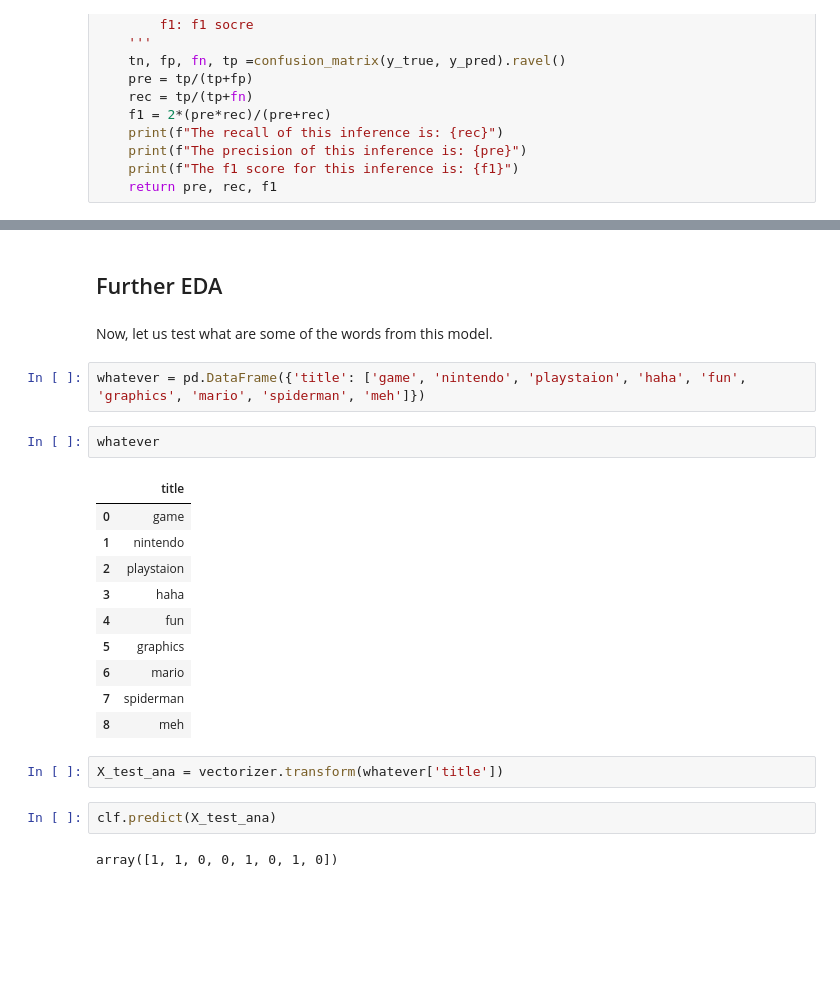
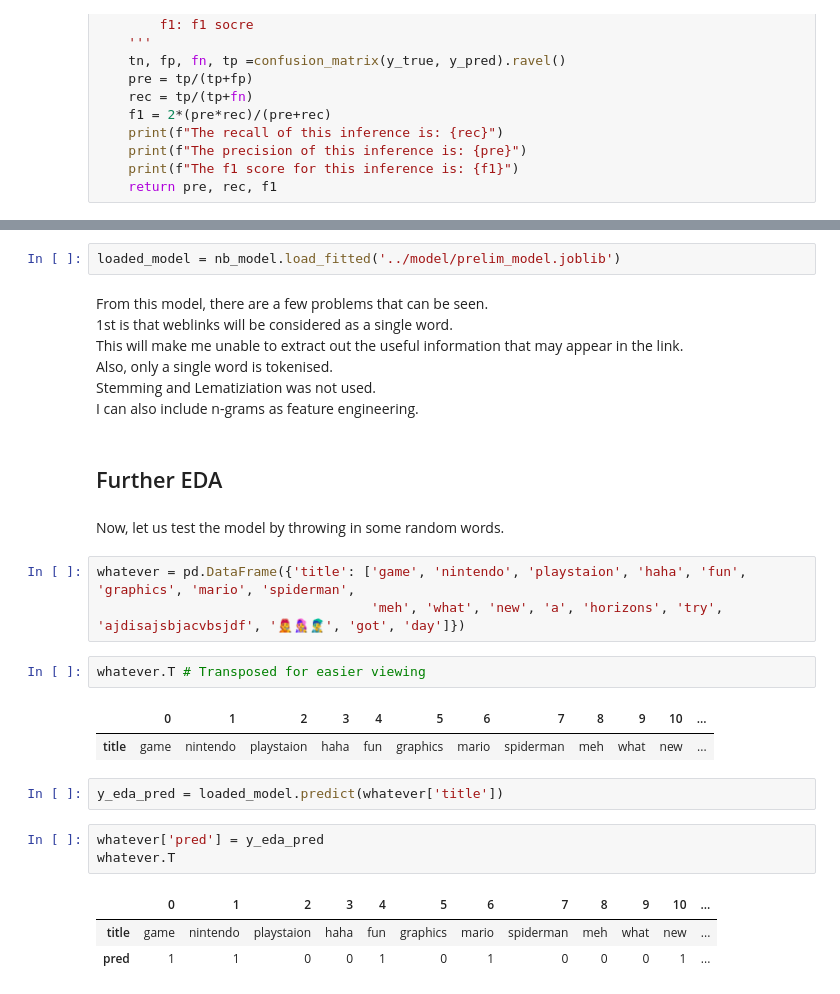
Before and after one commit to Luke-zm/DSI_Proj, a Jupyter notebook: project_3/code/data_eda.ipynb, the cells around one changed output, grey strips where cells are left out. Cells and saved outputs as stored; diff of their text form; blank space fills up the shorter version.

```diff
--- a/project_3/code/data_eda.ipynb
+++ b/project_3/code/data_eda.ipynb
@@ -792,26 +928,31 @@ The f1 score for this inference is: 0.9169764560099132
+# %%
+loaded_model = nb_model.load_fitted('../model/prelim_model.joblib')
+# %% [markdown]
+From this model, there are a few problems that can be seen.
+1st is that weblinks will be considered as a single word.
+This will make me unable to extract out the useful information that may appear in the link.
+Also, only a single word is tokenised.
+Stemming and Lematiziation was not used.
+I can also include n-grams as feature engineering.
 # %% [markdown]
 ## Further EDA
 # %% [markdown]
-Now, let us test what are some of the words from this model.
+Now, let us test the model by throwing in some random words.
 # %%
-whatever = pd.DataFrame({'title': ['game', 'nintendo', 'playstaion', 'haha', 'fun', 'graphics', 'mario', 'spiderman', 'meh']})
+whatever = pd.DataFrame({'title': ['game', 'nintendo', 'playstaion', 'haha', 'fun', 'graphics', 'mario', 'spiderman',
+                                   'meh', 'what', 'new', 'a', 'horizons', 'try', 'ajdisajsbjacvbsjdf', '🧑‍🎤👩‍🎤👨‍🎤', 'got', 'day']})
 # %%
-whatever
+whatever.T # Transposed for easier viewing
 # %% [output]
-|  | title |
-| 0 | game |
-| 1 | nintendo |
-| 2 | playstaion |
-| 3 | haha |
-| 4 | fun |
-| 5 | graphics |
-| 6 | mario |
-| 7 | spiderman |
-| 8 | meh |
+|  | 0 | 1 | 2 | 3 | 4 | 5 | 6 | 7 | 8 | 9 | 10 | ... |
+| title | game | nintendo | playstaion | haha | fun | graphics | mario | spiderman | meh | what | new | ... |
 # %%
-X_test_ana = vectorizer.transform(whatever['title'])
+y_eda_pred = loaded_model.predict(whatever['title'])
 # %%
-clf.predict(X_test_ana)
+whatever['pred'] = y_eda_pred
+whatever.T
 # %% [output]
-array([1, 1, 0, 0, 1, 0, 1, 0])
+|  | 0 | 1 | 2 | 3 | 4 | 5 | 6 | 7 | 8 | 9 | 10 | ... |
+| title | game | nintendo | playstaion | haha | fun | graphics | mario | spiderman | meh | what | new | ... |
+| pred | 1 | 1 | 0 | 0 | 1 | 0 | 1 | 0 | 0 | 0 | 1 | ... |
 # %% [markdown]
```
Also changed, not shown: parts of 56 cells of this notebook, 6 other files.
